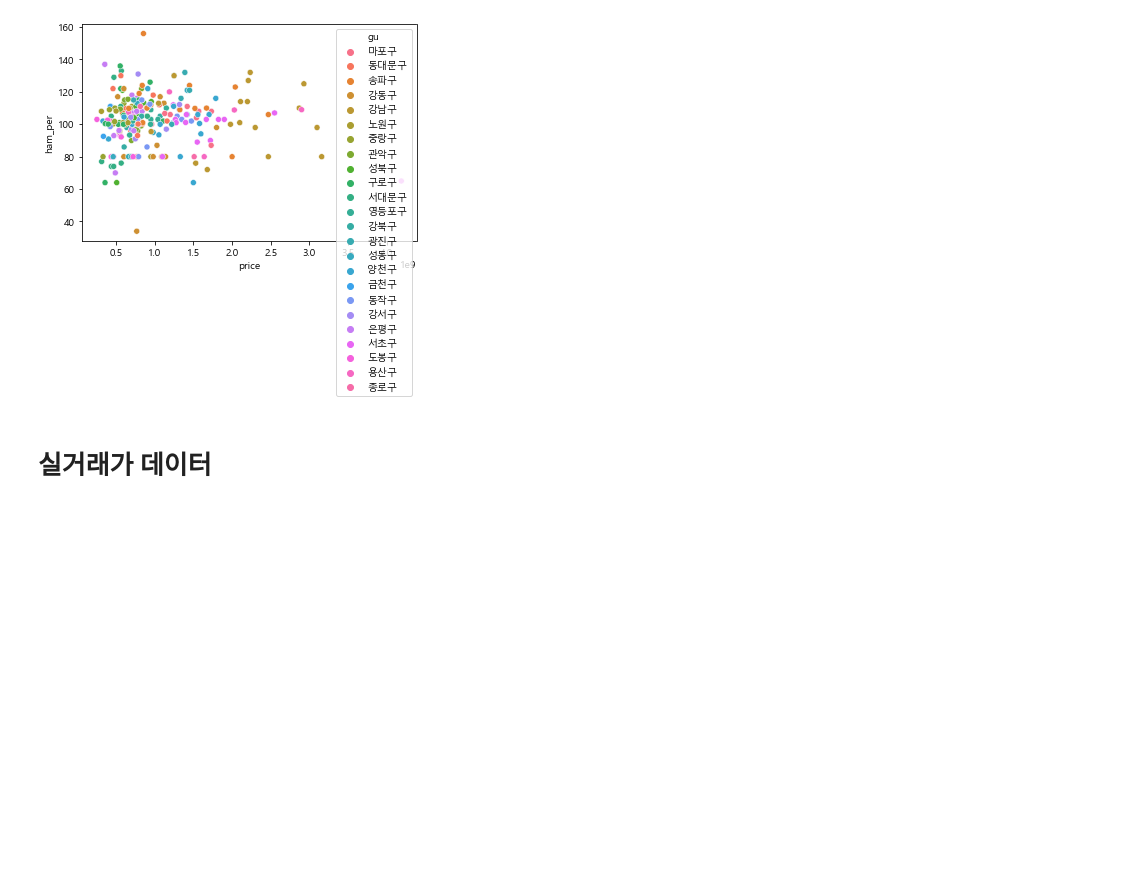
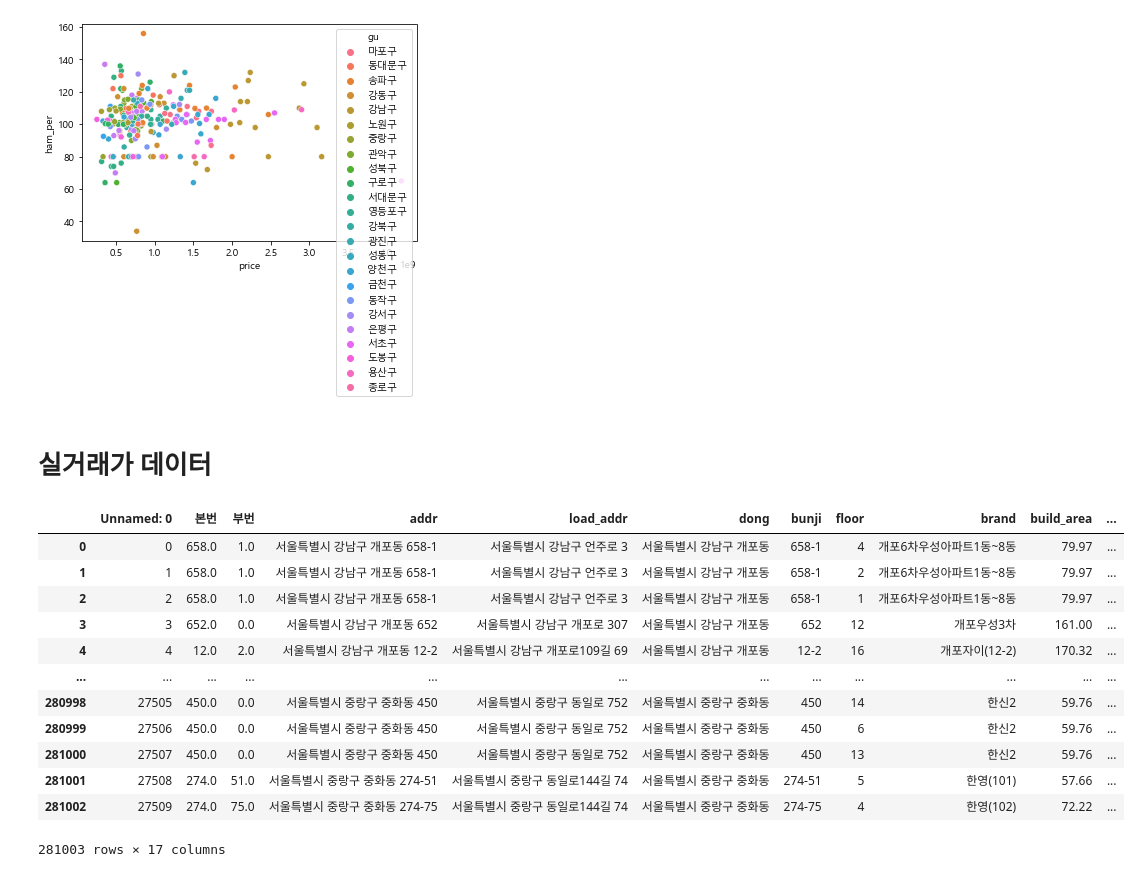
Before and after one commit to JinsolPark/final_project, a Jupyter notebook: jspark/02_데이터분석.ipynb, the cells around one changed output. Cells and saved outputs as stored; diff of their text form; code cells hidden in the pictures; blank space fills up the shorter version.

```diff
--- a/jspark/02_데이터분석.ipynb
+++ b/jspark/02_데이터분석.ipynb
@@ -1079,4 +1079,19 @@ sns.scatterplot(data=df2.loc[(df2["build_area_cat"]==area[3])],x="price", y="ham
 # %% [markdown]
 # 실거래가 데이터
 # %%
-df = pd.read_csv("data/transaction/")
+df = pd.read_csv("../data/transaction/transaction_appended.csv")
+df
+# %% [output]
+|  | Unnamed: 0 | 본번 | 부번 | addr | load_addr | dong | bunji | floor | brand | build_area | ... |
+| 0 | 0 | 658.0 | 1.0 | 서울특별시 강남구 개포동 658-1 | 서울특별시 강남구 언주로 3 | 서울특별시 강남구 개포동 | 658-1 | 4 | 개포6차우성아파트1동~8동 | 79.97 | ... |
+| 1 | 1 | 658.0 | 1.0 | 서울특별시 강남구 개포동 658-1 | 서울특별시 강남구 언주로 3 | 서울특별시 강남구 개포동 | 658-1 | 2 | 개포6차우성아파트1동~8동 | 79.97 | ... |
+| 2 | 2 | 658.0 | 1.0 | 서울특별시 강남구 개포동 658-1 | 서울특별시 강남구 언주로 3 | 서울특별시 강남구 개포동 | 658-1 | 1 | 개포6차우성아파트1동~8동 | 79.97 | ... |
+| 3 | 3 | 652.0 | 0.0 | 서울특별시 강남구 개포동 652 | 서울특별시 강남구 개포로 307 | 서울특별시 강남구 개포동 | 652 | 12 | 개포우성3차 | 161.00 | ... |
+| 4 | 4 | 12.0 | 2.0 | 서울특별시 강남구 개포동 12-2 | 서울특별시 강남구 개포로109길 69 | 서울특별시 강남구 개포동 | 12-2 | 16 | 개포자이(12-2) | 170.32 | ... |
+| ... | ... | ... | ... | ... | ... | ... | ... | ... | ... | ... | ... |
+| 280998 | 27505 | 450.0 | 0.0 | 서울특별시 중랑구 중화동 450 | 서울특별시 중랑구 동일로 752 | 서울특별시 중랑구 중화동 | 450 | 14 | 한신2 | 59.76 | ... |
+| 280999 | 27506 | 450.0 | 0.0 | 서울특별시 중랑구 중화동 450 | 서울특별시 중랑구 동일로 752 | 서울특별시 중랑구 중화동 | 450 | 6 | 한신2 | 59.76 | ... |
+| 281000 | 27507 | 450.0 | 0.0 | 서울특별시 중랑구 중화동 450 | 서울특별시 중랑구 동일로 752 | 서울특별시 중랑구 중화동 | 450 | 13 | 한신2 | 59.76 | ... |
+| 281001 | 27508 | 274.0 | 51.0 | 서울특별시 중랑구 중화동 274-51 | 서울특별시 중랑구 동일로144길 74 | 서울특별시 중랑구 중화동 | 274-51 | 5 | 한영(101) | 57.66 | ... |
+| 281002 | 27509 | 274.0 | 75.0 | 서울특별시 중랑구 중화동 274-75 | 서울특별시 중랑구 동일로144길 74 | 서울특별시 중랑구 중화동 | 274-75 | 4 | 한영(102) | 72.22 | ... |
+281003 rows × 17 columns
```
Also changed, not shown: parts of 11 cells of this notebook, 7 other files.
